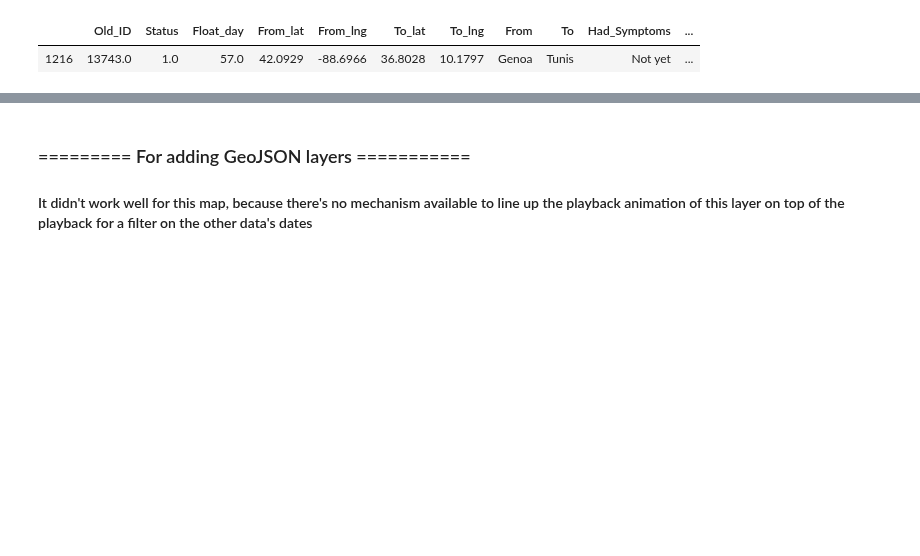
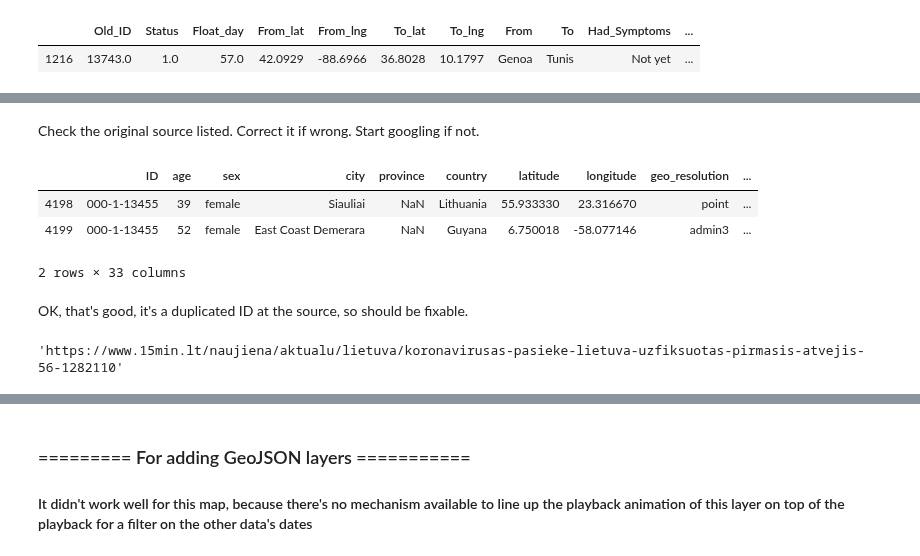
Before and after one commit to ebhtra/springboard, a Jupyter notebook: capstone_2/Map_Sick_Travelers.ipynb, the cells around one changed output, grey strips where cells are left out. Cells and saved outputs as stored; diff of their text form; code cells hidden in the pictures; blank space fills up the shorter version.

```diff
--- a/capstone_2/Map_Sick_Travelers.ipynb
+++ b/capstone_2/Map_Sick_Travelers.ipynb
@@ -440,0 +452,15 @@ kepler_df[kepler_df.To == 'Genoa']
+# %% [markdown]
+Check the original source listed.  Correct it if wrong. Start googling if not.
+# %%
+updated[updated.ID == '000-1-13455']
+# %% [output]
+|  | ID | age | sex | city | province | country | latitude | longitude | geo_resolution | ... |
+| 4198 | 000-1-13455 | 39 | female | Siauliai | NaN | Lithuania | 55.933330 | 23.316670 | point | ... |
+| 4199 | 000-1-13455 | 52 | female | East Coast Demerara | NaN | Guyana | 6.750018 | -58.077146 | admin3 | ... |
+2 rows × 33 columns
+# %% [markdown]
+OK, that's good, it's a duplicated ID at the source, so should be fixable.
+# %%
+updated.loc[4198, 'source']
+# %% [output]
+'https://www.15min.lt/naujiena/aktualu/lietuva/koronavirusas-pasieke-lietuva-uzfiksuotas-pirmasis-atvejis-56-1282110'
```
Also changed, not shown: parts of 18 cells of this notebook, 1 other file.
